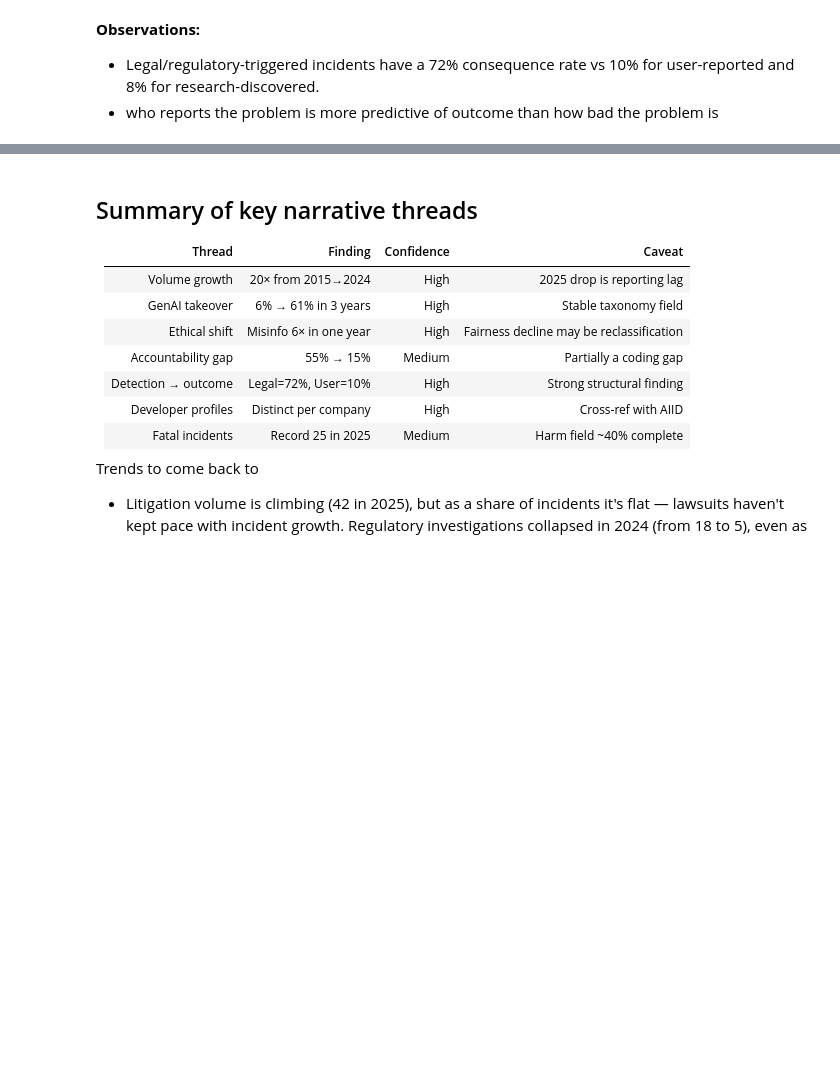
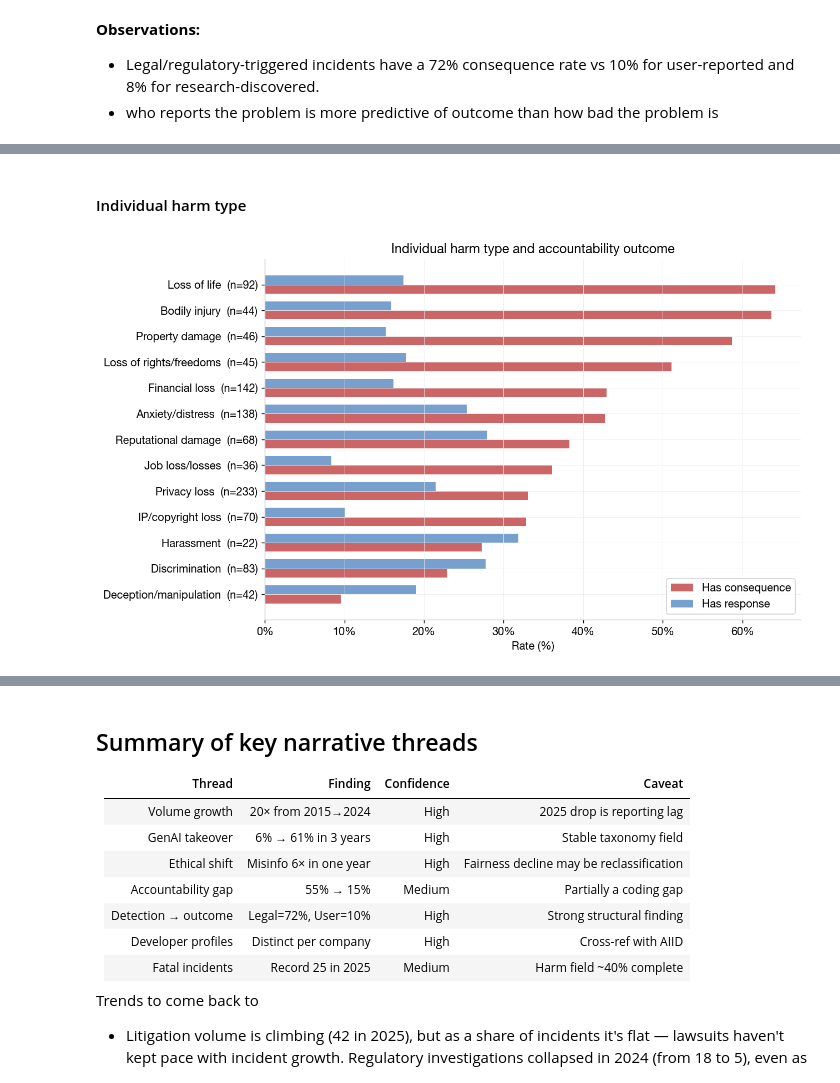
Before and after one commit to marilynn-mm/ai-incident-visualisation, a Jupyter notebook: analysis/AIAAIC/explore.ipynb, the cells around one changed output, grey strips where cells are left out. Cells and saved outputs as stored; diff of their text form; code cells hidden in the pictures; blank space fills up the shorter version.

```diff
--- a/analysis/AIAAIC/explore.ipynb
+++ b/analysis/AIAAIC/explore.ipynb
@@ -333,0 +331,8 @@ plt.show()
+# %% [markdown]
+#### Individual harm type
+# %%
+rdf = consequence_by_tag(df, "harm_individual", min_n=20)
+plot_consequence_rates(rdf, "harm_individual",
+                       "Individual harm type and accountability outcome")
+# %% [output]
+[figure, added]
```
Also changed, not shown: parts of 29 cells of this notebook.
